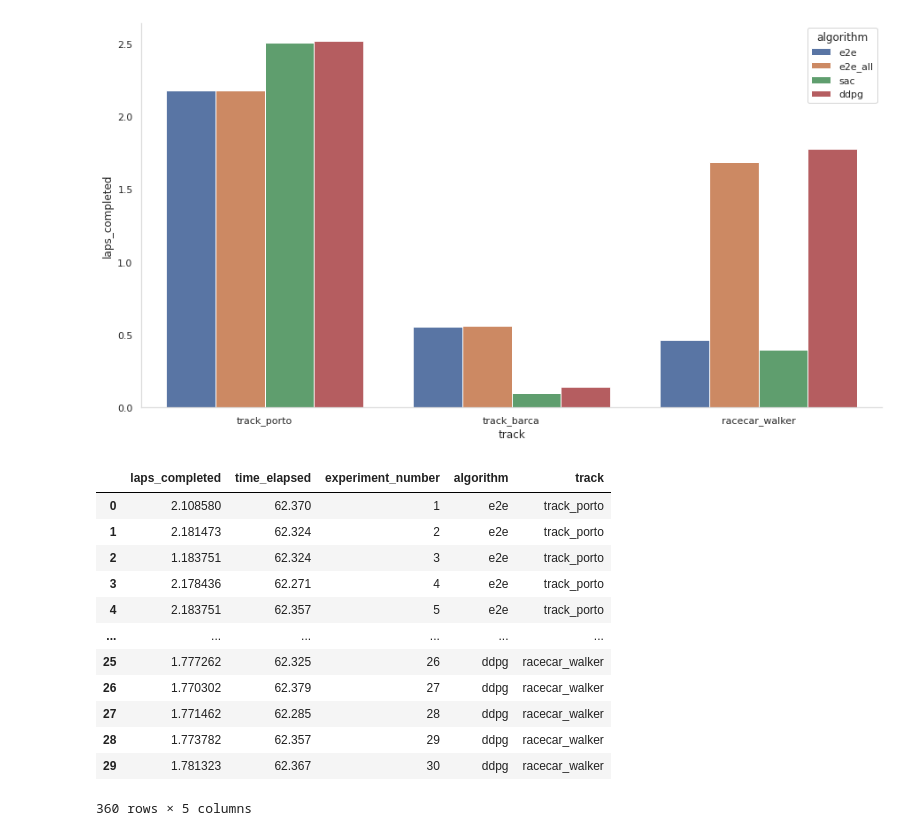
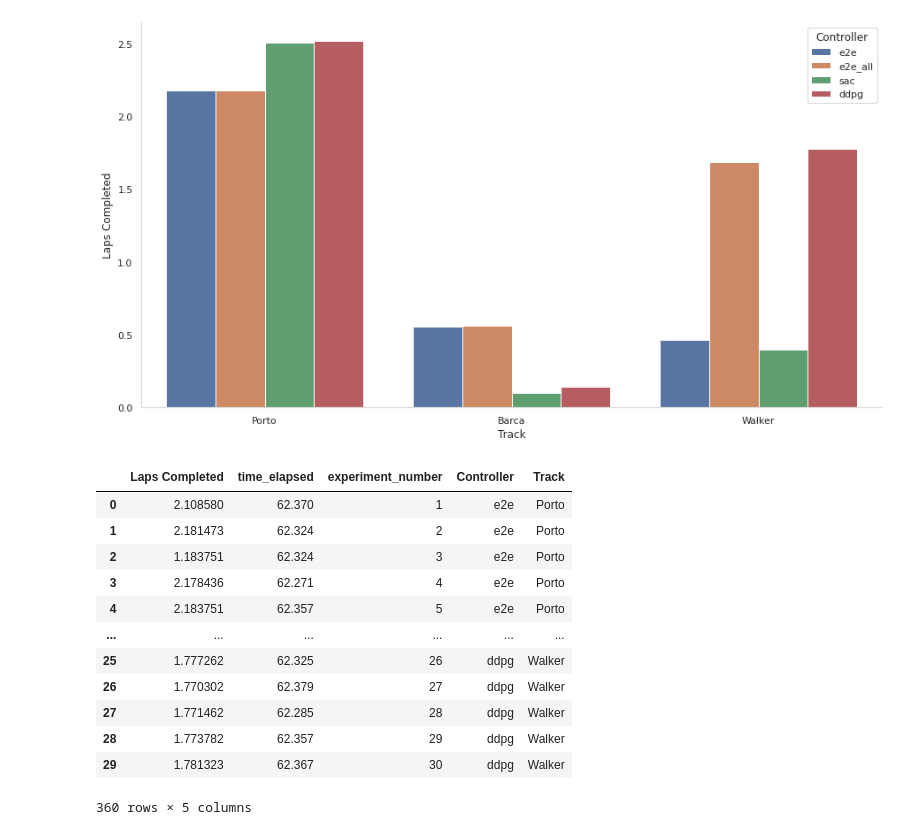
Before and after one commit to pmusau17/Platooning-F1Tenth, a Jupyter notebook: src/race/logs/AggregrateResultsPatrick.ipynb, the cells around one changed output. Saved outputs shown, nothing was run; the diff lists cells and outputs as text; code cells hidden in the pictures.

```diff
--- a/src/race/logs/AggregrateResultsPatrick.ipynb
+++ b/src/race/logs/AggregrateResultsPatrick.ipynb
@@ -22,24 +22,24 @@ for i in algorithms:
         collision_path = collisions_file_str.format(i,j)
         progress_path = progress_file_str.format(i,j)
         #print("Algorithm:",i,"| Track:",j)
-        print('--------------------------------------------------------')
+        #print('--------------------------------------------------------')
         df = pd.read_csv(progress_path).iloc[:30].rename(columns=lambda col: col.strip())
-        df['algorithm'] = i
-        df['track'] = j
+        df['Controller'] = i
+        df['Track'] = (j.split("_")[1]).capitalize()
         original_dfs.append(df)
         df = df[df.columns[:2]].agg(['mean', 'median','std'])
-        df['algorithm'] = i
-        df['track'] = j
-        print(df)
+        df['Controller'] = i
+        df['Track'] = (j.split("_")[1]).capitalize()
+        #print(df)
         if(os.path.exists(collision_path)):
             c_df = pd.read_csv(collision_path).rename(columns=lambda col: col.strip())
             col_count = c_df[c_df["experiment_number"]<=30].shape[0]
-            row = [[i,j,col_count]]
-            print("Number of Collisions",col_count)
+            row = [[i,(j.split("_")[1]).capitalize(),col_count]]
+            #print("Number of Collisions",col_count)
         else:
-            row = [[i,j,0]]
-            print("Number of Collisions",0)
-        row_df = pd.DataFrame(row,columns=['algorithm','track','collision_count'])
+            row = [[i,(j.split("_")[1]).capitalize(),0]]
+            #print("Number of Collisions",0)
+        row_df = pd.DataFrame(row,columns=['Controller','Track','Number of Collisions'])
         collisions_dfs.append(row_df)
         progress_dfs.append(df)
-        print('--------------------------------------------------------')
+        #print('--------------------------------------------------------')
@@ -89,28 +71,28 @@ sns.despine(left=False, bottom=False, right=True)
 # %%
-progress = pd.concat(progress_dfs)
+progress = pd.concat(progress_dfs).rename(columns={"laps_completed":"Laps Completed"})
 plt.figure(figsize=(15,8))
-ax = sns.barplot(data=progress[progress.index=='median'], x="track",y="laps_completed",hue="algorithm")
+ax = sns.barplot(data=progress[progress.index=='median'], x="Track",y="Laps Completed",hue="Controller")
 ax.spines['bottom'].set_color('#dddddd')
 ax.spines['left'].set_color('#dddddd')
 sns.despine(left=False, bottom=False, right=True)
 # %% [output]
-[figure, old version]
+[figure, new version]
 # %%
-all_dfs = pd.concat(original_dfs)
+all_dfs = pd.concat(original_dfs).rename(columns={"laps_completed":"Laps Completed"})
 all_dfs
 # %% [output]
-|  | laps_completed | time_elapsed | experiment_number | algorithm | track |
-| 0 | 2.108580 | 62.370 | 1 | e2e | track_porto |
-| 1 | 2.181473 | 62.324 | 2 | e2e | track_porto |
-| 2 | 1.183751 | 62.324 | 3 | e2e | track_porto |
-| 3 | 2.178436 | 62.271 | 4 | e2e | track_porto |
-| 4 | 2.183751 | 62.357 | 5 | e2e | track_porto |
+|  | Laps Completed | time_elapsed | experiment_number | Controller | Track |
+| 0 | 2.108580 | 62.370 | 1 | e2e | Porto |
+| 1 | 2.181473 | 62.324 | 2 | e2e | Porto |
+| 2 | 1.183751 | 62.324 | 3 | e2e | Porto |
+| 3 | 2.178436 | 62.271 | 4 | e2e | Porto |
+| 4 | 2.183751 | 62.357 | 5 | e2e | Porto |
 | ... | ... | ... | ... | ... | ... |
-| 25 | 1.777262 | 62.325 | 26 | ddpg | racecar_walker |
-| 26 | 1.770302 | 62.379 | 27 | ddpg | racecar_walker |
-| 27 | 1.771462 | 62.285 | 28 | ddpg | racecar_walker |
-| 28 | 1.773782 | 62.357 | 29 | ddpg | racecar_walker |
-| 29 | 1.781323 | 62.367 | 30 | ddpg | racecar_walker |
+| 25 | 1.777262 | 62.325 | 26 | ddpg | Walker |
+| 26 | 1.770302 | 62.379 | 27 | ddpg | Walker |
+| 27 | 1.771462 | 62.285 | 28 | ddpg | Walker |
+| 28 | 1.773782 | 62.357 | 29 | ddpg | Walker |
+| 29 | 1.781323 | 62.367 | 30 | ddpg | Walker |
 360 rows × 5 columns
 # %%
 plt.figure(figsize=(15,8))
```
Also changed, not shown: parts of 11 cells of this notebook, 24 other files.
